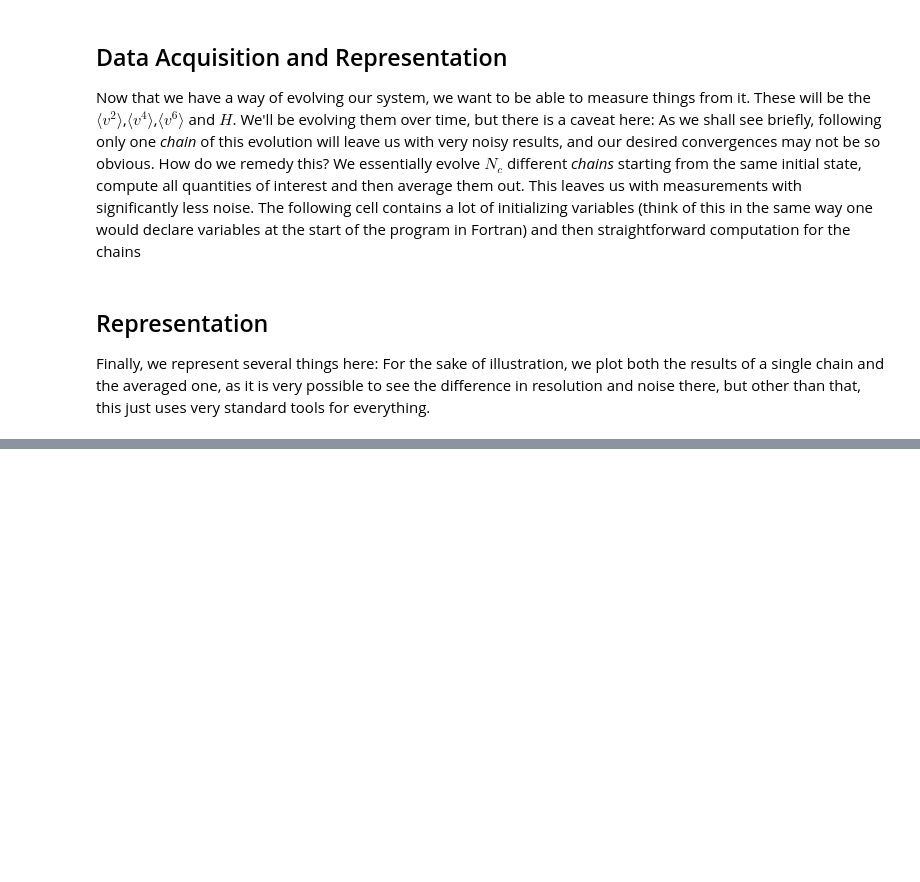
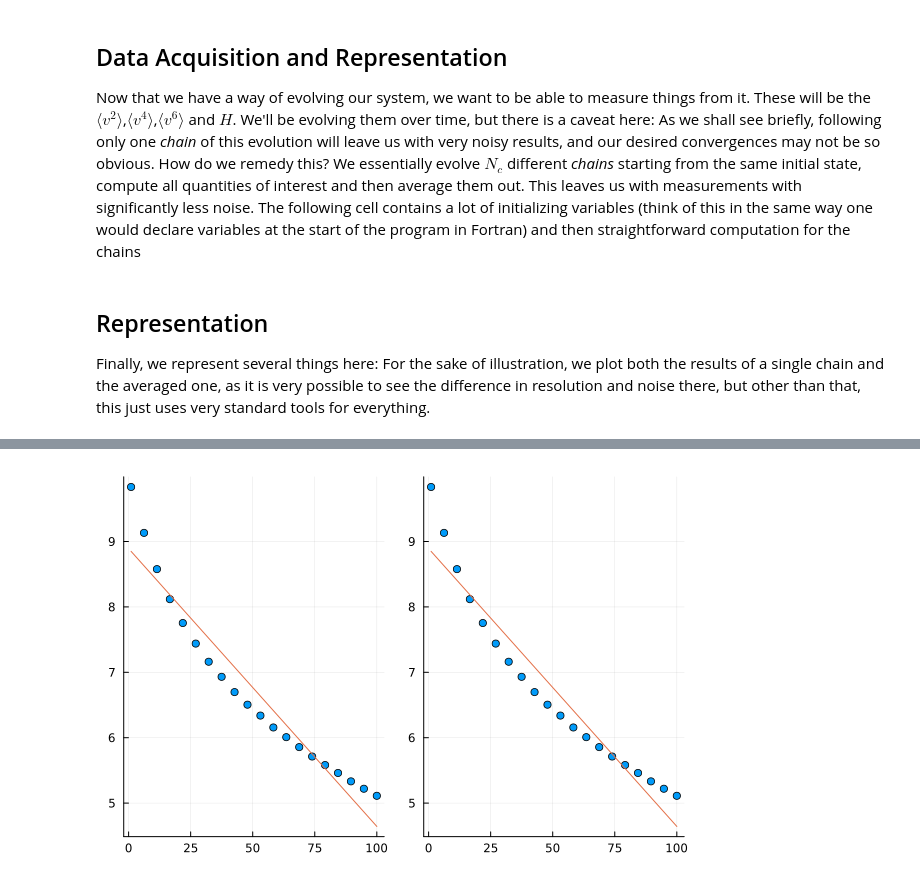
Before and after one commit to BielUsal/BoltzmannNonEq, a Jupyter notebook: NonEq.ipynb, the cells around one changed output, grey strips where cells are left out. Drawn from its saved outputs; the diff is of its cells as text; code cells hidden in the pictures; blank space fills up the shorter version.

```diff
--- a/NonEq.ipynb
+++ b/NonEq.ipynb
@@ -346,0 +347,4 @@ plot!(x->β[1] .+ β[2]*x)
+# %%
+plot(preg,preggor)
+# %% [output]
+[figure, added]
```
Also changed, not shown: parts of 13 cells of this notebook.
